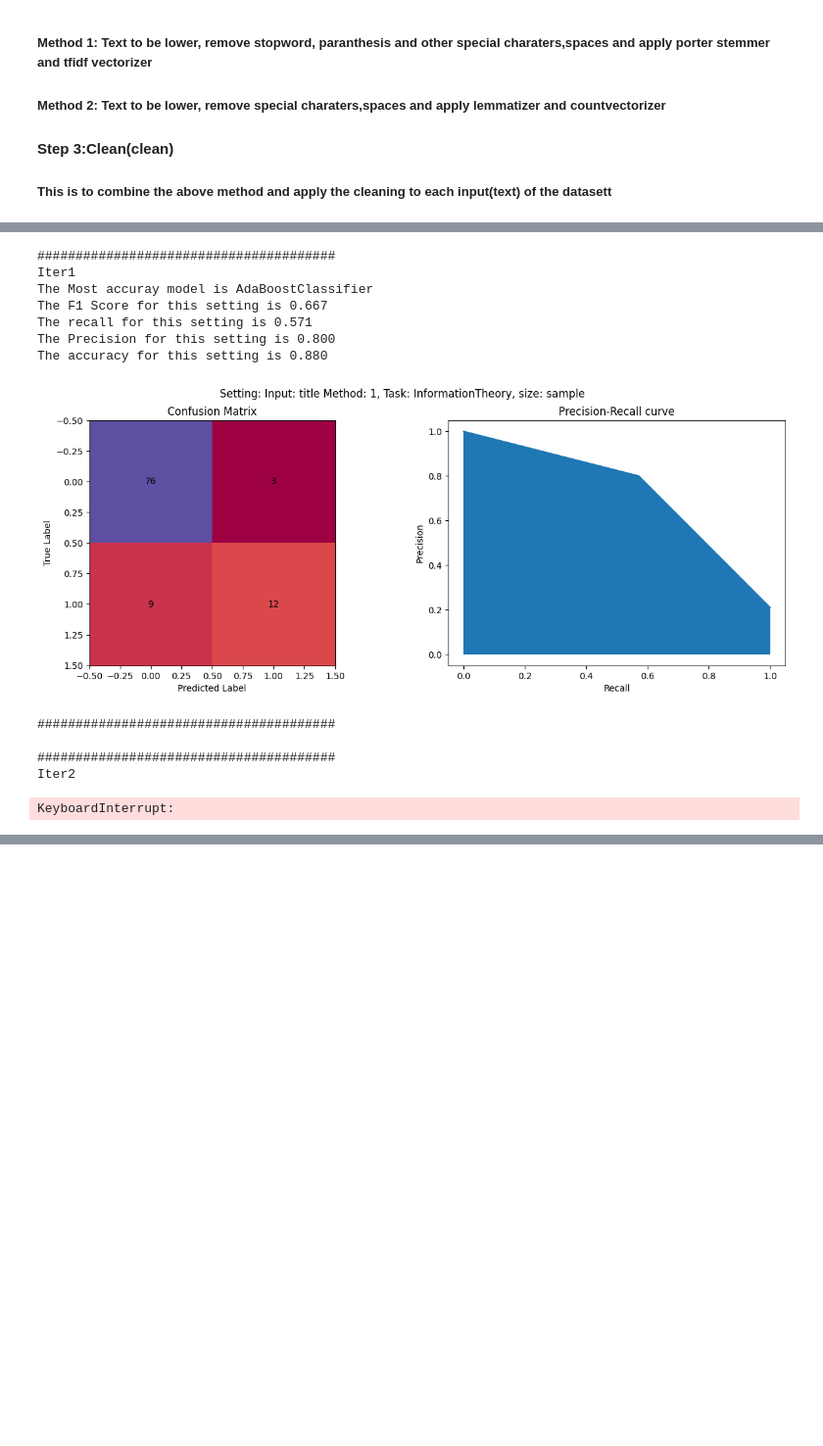
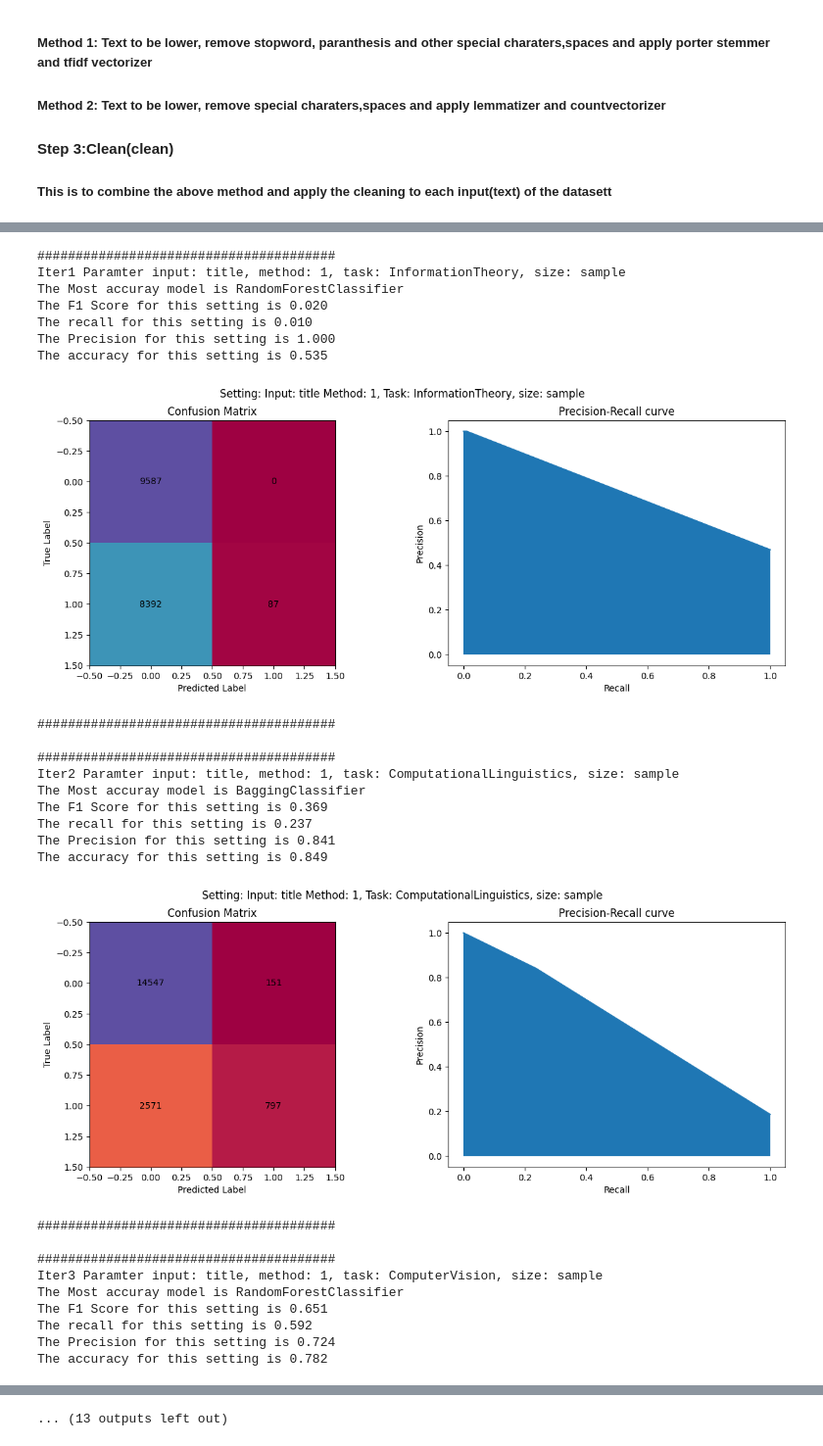
Before and after one commit to Arli12/fit5212a1, a Jupyter notebook: 32710542_LI.ipynb, the cells around one changed output, grey strips where cells are left out. Shown at 98% size. Drawn from its saved outputs; the diff is of its cells as text; code cells hidden in the pictures; blank space fills up the shorter version.

Commit message:
using val for tuning and test for testing

```diff
--- a/32710542_LI.ipynb
+++ b/32710542_LI.ipynb
@@ -328,14 +346,13 @@ class training:
         print(f"The Most accuray model is {best_model_name}")
         return best_model_name
 
-    def fine_tuning(self,CV,X,Y,X_val):
+    def fine_tuning(self,CV,X_train,y_train,X_val,y_val,X_test,y_test):
         """
         CV:number of Cross validation
         X:The independent variables
         Y:The Dependent variables
-        X
         """
-        best_model_name = self.model_selection(CV,X,Y)
+        best_model_name = self.model_selection(CV,X_train,y_train)
         randomized_scv = RandomizedSearchCV(
             estimator=self.models[best_model_name],
             param_distributions = self.param_grid[best_model_name],
@@ -344,23 +361,23 @@ class training:
             cv = CV,
             random_state= 1,
             n_jobs = -1
-        ).fit(X,Y)
+        ).fit(X_val,y_val)
         best_model = randomized_scv.best_estimator_
-        best_model.fit(X,Y)
-        y_pred = best_model.predict(X_val)
+        best_model.fit(X_val,y_val)
+        y_pred = best_model.predict(X_test)
         return y_pred
 
-    def draw_metric(self,CV,X,Y,X_val,y_val,i = None,m = None,t = None,s =None):
-        y_pred = self.fine_tuning(CV,X,Y,X_val)
-        print(f"The F1 Score for this setting is {f1_score(y_val,y_pred):.3f}")
-        print(f"The recall for this setting is {recall_score(y_val,y_pred):.3f}")
-        print(f"The Precision for this setting is {precision_score(y_val,y_pred):.3f}")
-        print(f"The accuracy for this setting is {accuracy_score(y_val,y_pred):.3f}")
+    def draw_metric(self,CV,X_train,y_train,X_val,y_val,X_test,y_test ,i= None,m = None,t = None,s =None):
+        y_pred = self.fine_tuning(CV,X_train,y_train,X_val,y_val,X_test,y_test)
+        print(f"The F1 Score for this setting is {f1_score(y_test,y_pred):.3f}")
+        print(f"The recall for this setting is {recall_score(y_test,y_pred):.3f}")
+        print(f"The Precision for this setting is {precision_score(y_test,y_pred):.3f}")
+        print(f"The accuracy for this setting is {accuracy_score(y_test,y_pred):.3f}")
 
-        cm = confusion_matrix(y_val,y_pred)
+        cm = confusion_matrix(y_test,y_pred)
         fig,(ax1,ax2) = plt.subplots(1,2,figsize = (15,5))
         if i != None:
-            fig.suptitle(f"Setting: Input: {i} Method: {m}, Task: {t}, size: {s}")
+            fig.suptitle(f"Input: {i} Method: {m}, Task: {t}, size: {s}")
         ax1.imshow(cm,cmap = 'Spectral')
         ax1.set_title('Confusion Matrix')
         ax1.set_xlabel('Predicted Label')
@@ -369,7 +386,7 @@ class training:
             for j in range(cm.shape[1]):
                 ax1.text(j, i, str(cm[i, j]), ha='center', va='center')
         ax1.grid(False)
-        precision, recall, thresholds = precision_recall_curve(y_val, y_pred)
+        precision, recall, thresholds = precision_recall_curve(y_test, y_pred)
         ax2.fill_between(recall, precision)
         ax2.set_ylabel("Precision")
         ax2.set_xlabel("Recall")
@@ -377,46 +394,57 @@ class training:
         ax2.plot(recall,precision)
         plt.show()
         return y_pred
-# %%
-prep = preprocesser()
-X_train,X_val,y_train,y_val = prep.clean(task = 'ComputationalLinguistics',size = 'sample',input = 'abstract',method = 2)
 # %%
 prep = preprocesser()
 tra = training()
 input = ['title', 'abstract']
 method = [1,2]
 task = ['InformationTheory', 'ComputationalLinguistics','ComputerVision']
-size = ['sample','full']
+size = ['sample']
 Round = 0
 results_df = pd.DataFrame(columns=['input', 'method', 'task', 'size', 'f1_score'])
 
 for i in input:
     for m in method:
         for t in task:
             for s in size:
                 Round+=1
-                X_train,X_val,y_train,y_val = prep.clean(input = i,method = m,task = t,size =s)
+                X_train, X_val, X_test,y_train,y_val,y_test= prep.clean(input = i,method = m,task = t,size =s)
                 print('#######################################')
                 print(f"Iter{Round} Paramter input: {i}, method: {m}, task: {t}, size: {s}")
-                y_pred = tra.draw_metric(CV = 5,X = X_train,Y = y_train, X_val = X_val,y_val = y_val,
+                y_pred = tra.draw_metric(CV = 5,X_train = X_train,y_train = y_train, X_val = X_val,y_val = y_val,X_test=X_test,y_test = y_test,
                                 i = i,m = m,t = t,s =s)
                 print('#######################################')
                 print('                                             ')
                 results_df = results_df.append({"Iter":Round,'input': i, 'method': m, 'task': t, 'size': s,
-                                                'f1_score': f1_score(y_val,y_pred), "recall":recall_score(y_val,y_pred),
-                                                'Precision':precision_score(y_val,y_pred),
-                                                'accuracy':accuracy_score(y_val,y_pred)}, ignore_index=True)
+                                                'f1_score': f1_score(y_test,y_pred), "recall":recall_score(y_test,y_pred),
+                                                'Precision':precision_score(y_test,y_pred),
+                                                'accuracy':accuracy_score(y_test,y_pred)}, ignore_index=True)
 # %% [output]
 #######################################
-Iter1
-The Most accuray model is AdaBoostClassifier
-The F1 Score for this setting is 0.667
-The recall for this setting is 0.571
-The Precision for this setting is 0.800
-The accuracy for this setting is 0.880
+Iter1 Paramter input: title, method: 1, task: InformationTheory, size: sample
+The Most accuray model is RandomForestClassifier
+The F1 Score for this setting is 0.020
+The recall for this setting is 0.010
+The Precision for this setting is 1.000
+The accuracy for this setting is 0.535
-[figure, old version]
+[figure, new version]
 #######################################
 
 #######################################
-Iter2
+Iter2 Paramter input: title, method: 1, task: ComputationalLinguistics, size: sample
+The Most accuray model is BaggingClassifier
+The F1 Score for this setting is 0.369
+The recall for this setting is 0.237
+The Precision for this setting is 0.841
+The accuracy for this setting is 0.849
+[figure, added]
-KeyboardInterrupt:
+#######################################
+
+#######################################
+Iter3 Paramter input: title, method: 1, task: ComputerVision, size: sample
+The Most accuray model is RandomForestClassifier
+The F1 Score for this setting is 0.651
+The recall for this setting is 0.592
+The Precision for this setting is 0.724
+The accuracy for this setting is 0.782
@@ -422,0 +482 @@ KeyboardInterrupt:
+... (13 outputs left out)
```
Also changed, not shown: parts of 8 cells of this notebook.
